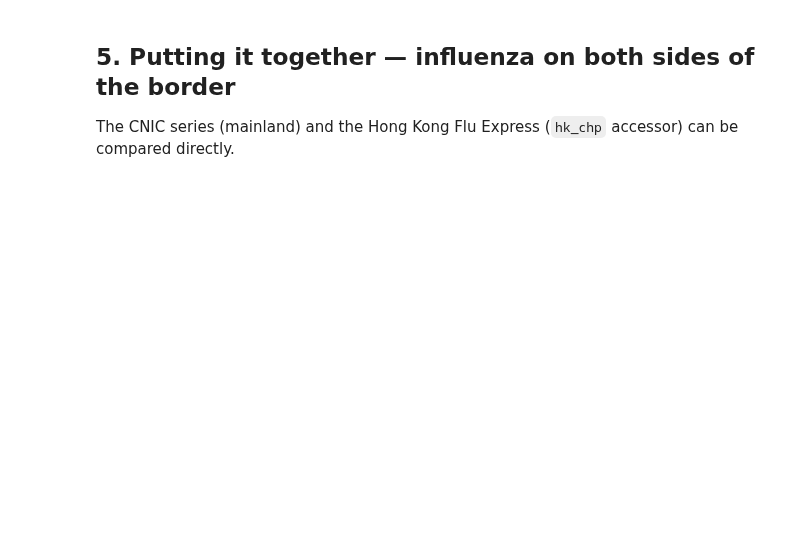
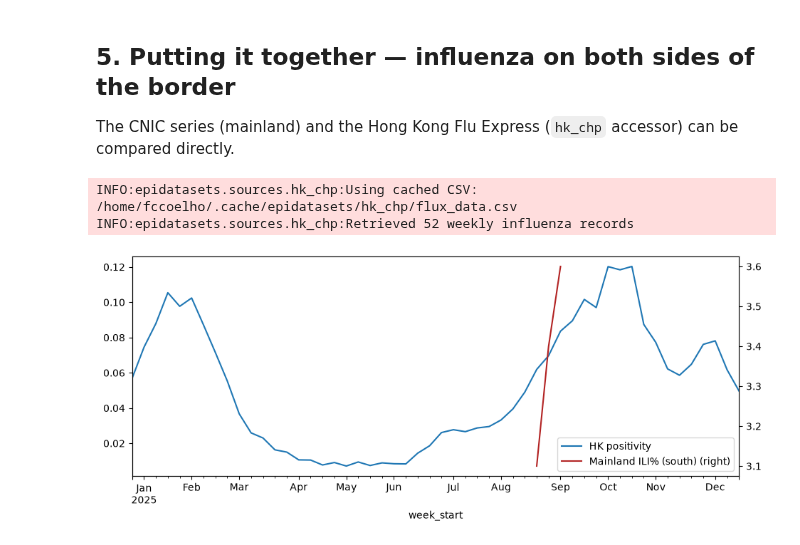
Before and after one commit to fccoelho/epidemiological-datasets, a Jupyter notebook: docs/examples/45_China_Comprehensive_Surveillance.ipynb, the cells around one changed output. Saved outputs shown, nothing was run; the diff lists cells and outputs as text; code cells hidden in the pictures; blank space fills up the shorter version.

```diff
--- a/docs/examples/45_China_Comprehensive_Surveillance.ipynb
+++ b/docs/examples/45_China_Comprehensive_Surveillance.ipynb
@@ -93,14 +201,18 @@ compared directly.
 # %%
 # requires network; both series are cached after the first fetch
 from epidatasets.sources.hk_chp import HongKongCHPAccessor
 
 hk = HongKongCHPAccessor()
 hk_flu = hk.get_influenza_positivity(year=2025).set_index("week_start")
 cn_ili = flu.dropna(subset=["ili_percent_south"]).assign(
     week_start=pd.to_datetime(flu["period"].str.split(" to ").str[0] + ", 2025",
                               format="%B %d, %Y")
 ).set_index("week_start")
 
 ax = hk_flu["influenza_positivity"].plot(figsize=(11, 4), label="HK positivity", legend=True)
-cn_ili.plot(x="week_start", y="ili_percent_south", secondary_y=True, ax=ax,
-            color="firebrick", legend=True, label="Mainland ILI% (south)");
+cn_ili["ili_percent_south"].plot(secondary_y=True, ax=ax, color="firebrick",
+                                 label="Mainland ILI% (south)", legend=True);
+# %% [output]
+INFO:epidatasets.sources.hk_chp:Using cached CSV: /home/fccoelho/.cache/epidatasets/hk_chp/flux_data.csv
+INFO:epidatasets.sources.hk_chp:Retrieved 52 weekly influenza records
+[figure, added]
```
Also changed, not shown: parts of 11 cells of this notebook, 1 other file.
